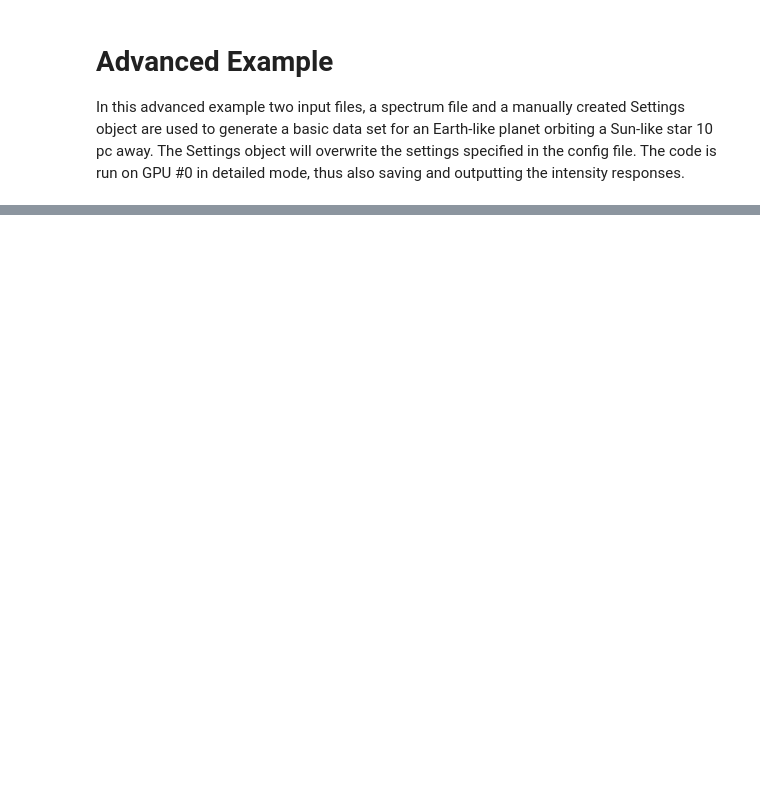
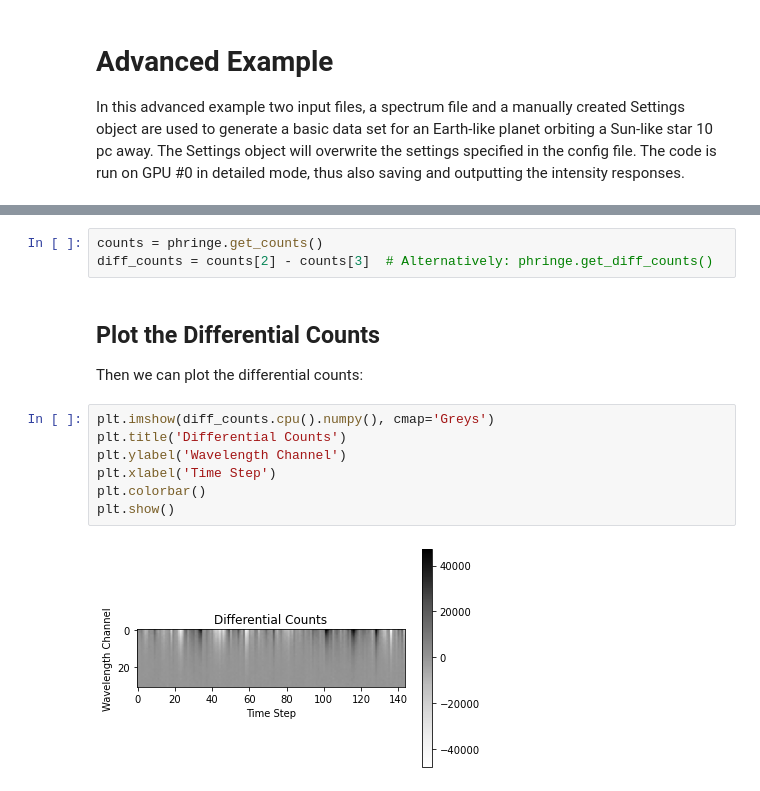
Before and after one commit to pahuber/PHRINGE, a Jupyter notebook: docs/tutorials/example_advanced.ipynb, the cells around one changed output, grey strips where cells are left out. Cells and saved outputs as stored; diff of their text form; blank space fills up the shorter version.

```diff
--- a/docs/tutorials/example_advanced.ipynb
+++ b/docs/tutorials/example_advanced.ipynb
@@ -102,0 +160,15 @@ plt.show()
+# %%
+counts = phringe.get_counts()
+diff_counts = counts[2] - counts[3]  # Alternatively: phringe.get_diff_counts()
+# %% [markdown]
+## Plot the Differential Counts
+Then we can plot the differential counts:
+# %%
+plt.imshow(diff_counts.cpu().numpy(), cmap='Greys')
+plt.title('Differential Counts')
+plt.ylabel('Wavelength Channel')
+plt.xlabel('Time Step')
+plt.colorbar()
+plt.show()
+# %% [output]
+[figure, added]
```
Also changed, not shown: parts of 37 cells of this notebook, 2 other files.
